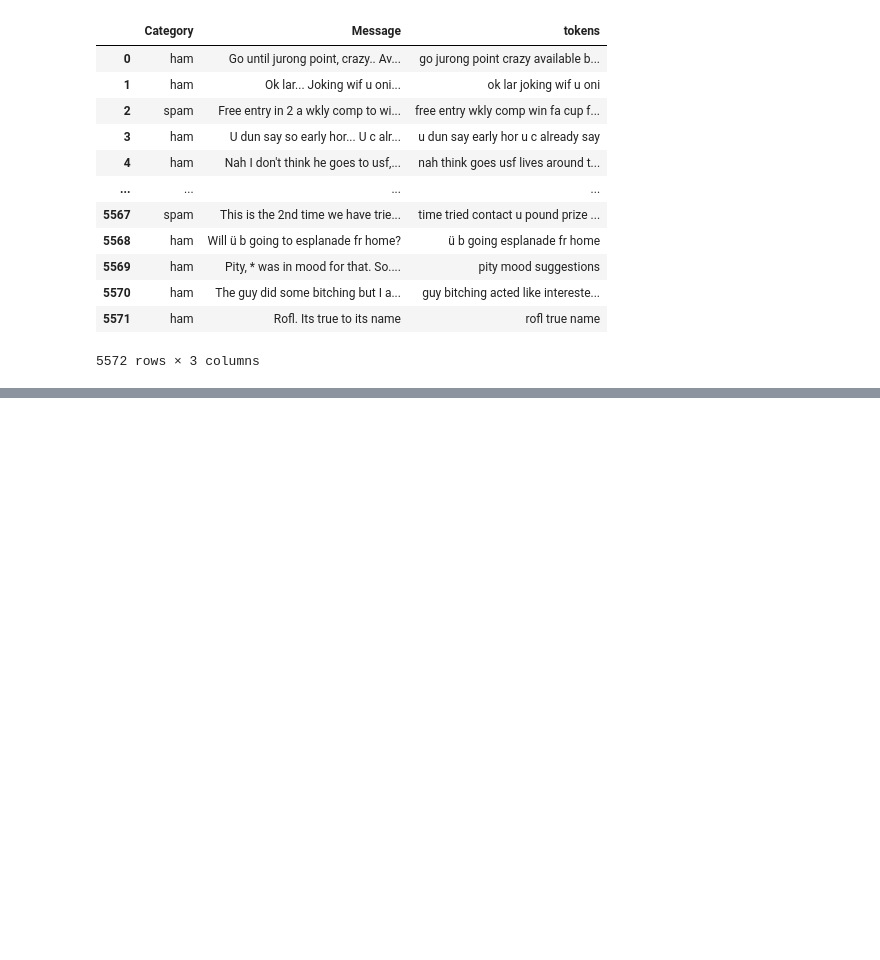
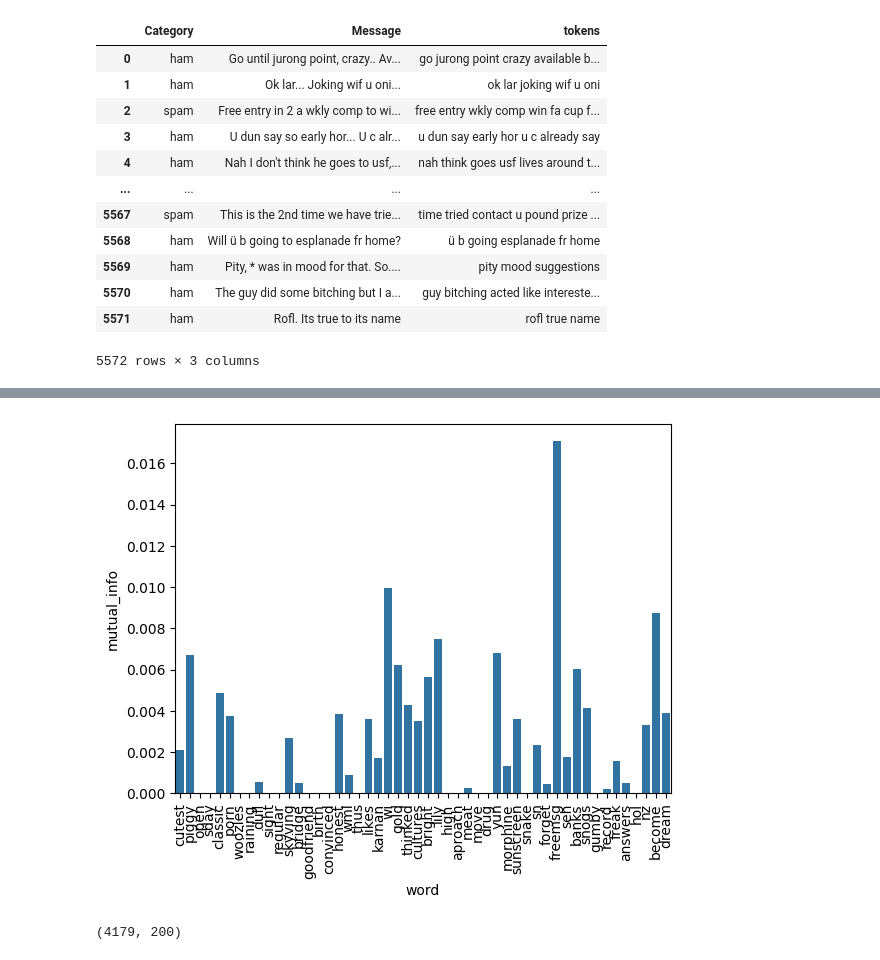
Before and after one commit to GabrielCabas/ML_Course, a Jupyter notebook: unidad_2/practico_4.ipynb, the cells around one changed output, grey strips where cells are left out. Saved outputs shown, nothing was run; the diff lists cells and outputs as text; code cells hidden in the pictures; blank space fills up the shorter version.

```diff
--- a/unidad_2/practico_4.ipynb
+++ b/unidad_2/practico_4.ipynb
@@ -73,9 +75,11 @@ data
 # %%
 X = data["tokens"]
 y = data["Category"]
-X_train, X_test, y_train, y_test = train_test_split(X, y)
-cv = CountVectorizer(binary=False)
-X_train = cv.fit_transform(X_train)
-X_test = cv.transform(X_test)
+X_train, X_test, y_train, y_test = train_test_split(X, y,
+            random_state=42) #Separar train test
+cv = CountVectorizer(binary=False) #Conteo de palabras
+X_train = cv.fit_transform(X_train) #Entrenamos el vectorizer respecto al X_train
+X_test = cv.transform(X_test) #Lo usamos para trasnformar el X_test
+#Sobreescribimos las variables, deberemos splitear de nuevo
 X_train = X_train.toarray()
 X_test = X_test.toarray()
@@ -81,0 +90,4 @@ X_test = X_test.toarray()
+# %%
+#Mutual Information
+mi_score = mutual_info_classif(X_train, y_train)
+mi_score
@@ -81,0 +97,5 @@ X_test = X_test.toarray()
+# %%
+#Create dataset mutual_info
+mi_df = pd.DataFrame(mi_score, columns=["mutual_info"])
+mi_df["word"] = cv.get_feature_names_out() #Usar esta para mantener el orden
+mi_df
@@ -81,0 +116,6 @@ X_test = X_test.toarray()
+# %%
+sns.barplot(mi_df.sample(50), x="word", y="mutual_info")
+plt.xticks(rotation=90)
+plt.show()
+# %% [output]
+[figure, added]
@@ -82,3 +127,14 @@ X_test = X_test.toarray()
+# %%
+X = data["tokens"]
+y = data["Category"]
+X_train, X_test, y_train, y_test = train_test_split(X, y,
+            random_state=42) #Separar train test
+cv = CountVectorizer(vocabulary=useful_words)
+X_train = cv.fit_transform(X_train)
+X_test = cv.transform(X_test)
+X_train.shape
+# %% [output]
+(4179, 200)
 # %%
 from sklearn.naive_bayes import MultinomialNB
 nb = MultinomialNB()
```
Also changed, not shown: parts of 16 cells of this notebook.
